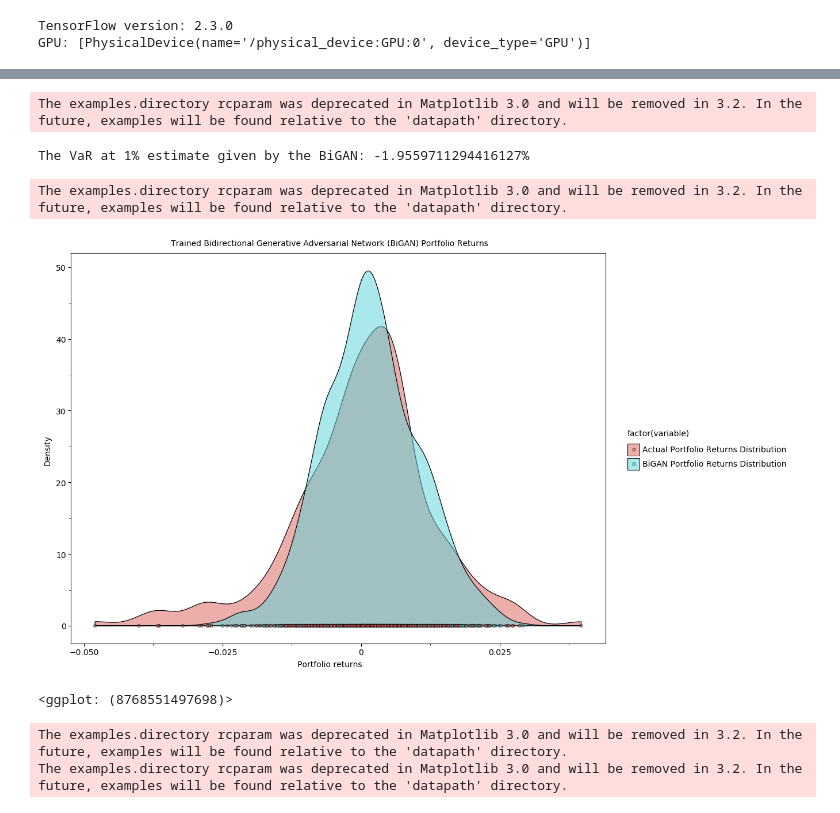
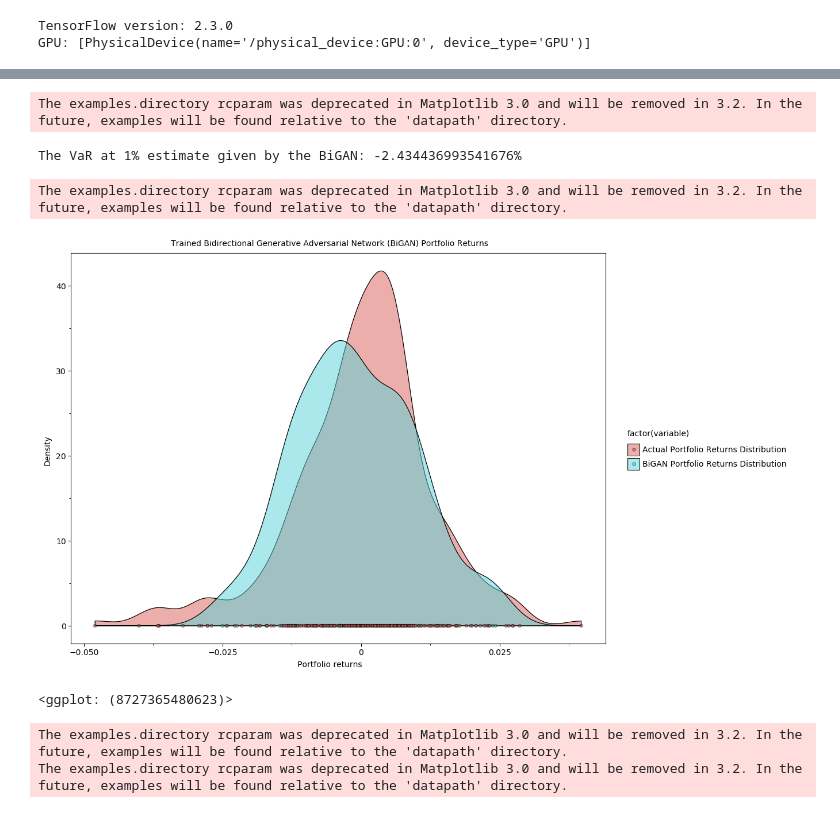
Before and after one commit to hamaadshah/market_risk_gan_tensorflow, a Jupyter notebook: Python/market_risk.ipynb, the cells around one changed output, grey strips where cells are left out. Drawn from its saved outputs; the diff is of its cells as text; code cells hidden in the pictures.

```diff
--- a/Python/market_risk.ipynb
+++ b/Python/market_risk.ipynb
@@ -545,8 +545,13 @@ class BidirectionalGenerativeAdversarialNetworkDiscriminator(tf.keras.Model):
             setattr(self, arg, val)
 
         self.concat = tf.keras.layers.Concatenate(axis=-1)
-        self.feature_extractor = tf.keras.layers.Dense(
-            units=self.num_hidden, activation=tf.keras.layers.LeakyReLU(alpha=0.2)
+        self.feature_extractor = tf.keras.Sequential(
+            layers=[
+                tf.keras.layers.Dense(
+                    units=self.num_hidden,
+                    activation="elu",
+                ),
+            ]
         )
         self.dropout = tf.keras.layers.Dropout(rate=0.5)
         self.discriminator = tf.keras.layers.Dense(
@@ -574,11 +579,13 @@ class BidirectionalGenerativeAdversarialNetworkGenerator(tf.keras.Model):
 
         self.generator = tf.keras.Sequential(
             layers=[
+                tf.keras.layers.BatchNormalization(),
                 tf.keras.layers.Dense(
                     units=self.num_hidden,
                     activation="elu",
                 ),
                 tf.keras.layers.BatchNormalization(),
+                tf.keras.layers.Dropout(rate=0.5),
                 tf.keras.layers.Dense(
                     units=self.num_hidden,
                     activation="elu",
@@ -607,15 +614,18 @@ class BidirectionalGenerativeAdversarialNetworkEncoder(tf.keras.Model):
 
         self.encoder = tf.keras.Sequential(
             layers=[
-                tf.keras.layers.Dense(
-                    units=self.num_hidden,
-                    activation=tf.keras.layers.LeakyReLU(alpha=0.2),
-                ),
                 tf.keras.layers.BatchNormalization(),
                 tf.keras.layers.Dense(
                     units=self.num_hidden,
-                    activation=tf.keras.layers.LeakyReLU(alpha=0.2),
+                    activation="elu",
                 ),
+                tf.keras.layers.Dropout(rate=0.5),
+                tf.keras.layers.BatchNormalization(),
+                tf.keras.layers.Dense(
+                    units=self.num_hidden,
+                    activation="elu",
+                ),
+                tf.keras.layers.BatchNormalization(),
                 tf.keras.layers.Dense(
                     units=self.num_encoding,
                     activation="tanh",
@@ -766,5 +772,5 @@ Discriminator loss: tf.Tensor(0.8244898716608683, shape=(),
 # %%
-num_sim = 1000
+num_sim = 100
 x_mean = np.zeros(shape=num_sim)
 with tf.device(device_name="/CPU:0"):
     for i in range(num_sim):
@@ -773,9 +779,7 @@ with tf.device(device_name="/CPU:0"):
                 generator(
                     z=np.array(
                         object=[
-                            np.random.uniform(
-                                low=-1.0, high=1.0, size=(num_encoding)
-                            )
+                            np.random.uniform(low=-1.0, high=1.0, size=(num_encoding))
                         ]
                     )
                 )[0]
@@ -788,8 +792,6 @@ act_mean = np.zeros(shape=ret_data.shape[0])
 for i in range(ret_data.shape[0]):
     act_mean[i] = np.average(a=(ret_data.iloc[i] * std) + mean)
 
-from plotnine import *
-from plotnine.data import *
 plotnine.options.figure_size = (12, 9)
 plot = (
     plotnine.ggplot(
@@ -810,36 +812,36 @@ plot = (
     + plotnine.geom_density(
         mapping=plotnine.aes(
             x="value",
             fill="factor(variable)",
         ),
         alpha=0.5,
         color="black",
     )
     + plotnine.geom_point(
         mapping=plotnine.aes(x="value", y=0, fill="factor(variable)"),
         alpha=0.5,
         color="black",
     )
     + plotnine.xlab(xlab="Portfolio returns")
     + plotnine.ylab(ylab="Density")
     + plotnine.ggtitle(
         title="Trained Bidirectional Generative Adversarial Network (BiGAN) Portfolio Returns"
     )
     + plotnine.theme_matplotlib()
 )
 plot.save(filename="trained_bigan_sampler.png")
 print(
     "The VaR at 1% estimate given by the BiGAN: {}%".format(
         100 * np.percentile(a=x_mean, axis=0, q=1)
     )
 )
 plot
 # %% [output]
 The examples.directory rcparam was deprecated in Matplotlib 3.0 and will be removed in 3.2. In the future, examples will be found relative to the 'datapath' directory.
-The VaR at 1% estimate given by the BiGAN: -1.9559711294416127%
+The VaR at 1% estimate given by the BiGAN: -2.434436993541676%
 The examples.directory rcparam was deprecated in Matplotlib 3.0 and will be removed in 3.2. In the future, examples will be found relative to the 'datapath' directory.
-[figure, old version]
+[figure, new version]
-<ggplot: (8768551497698)>
+<ggplot: (8727365480623)>
 # %%
 untrained_generator = BidirectionalGenerativeAdversarialNetworkGenerator(
     num_hidden=num_hidden, num_inputs=num_inputs
```
Also changed, not shown: parts of 3 cells of this notebook, 1 other file.
